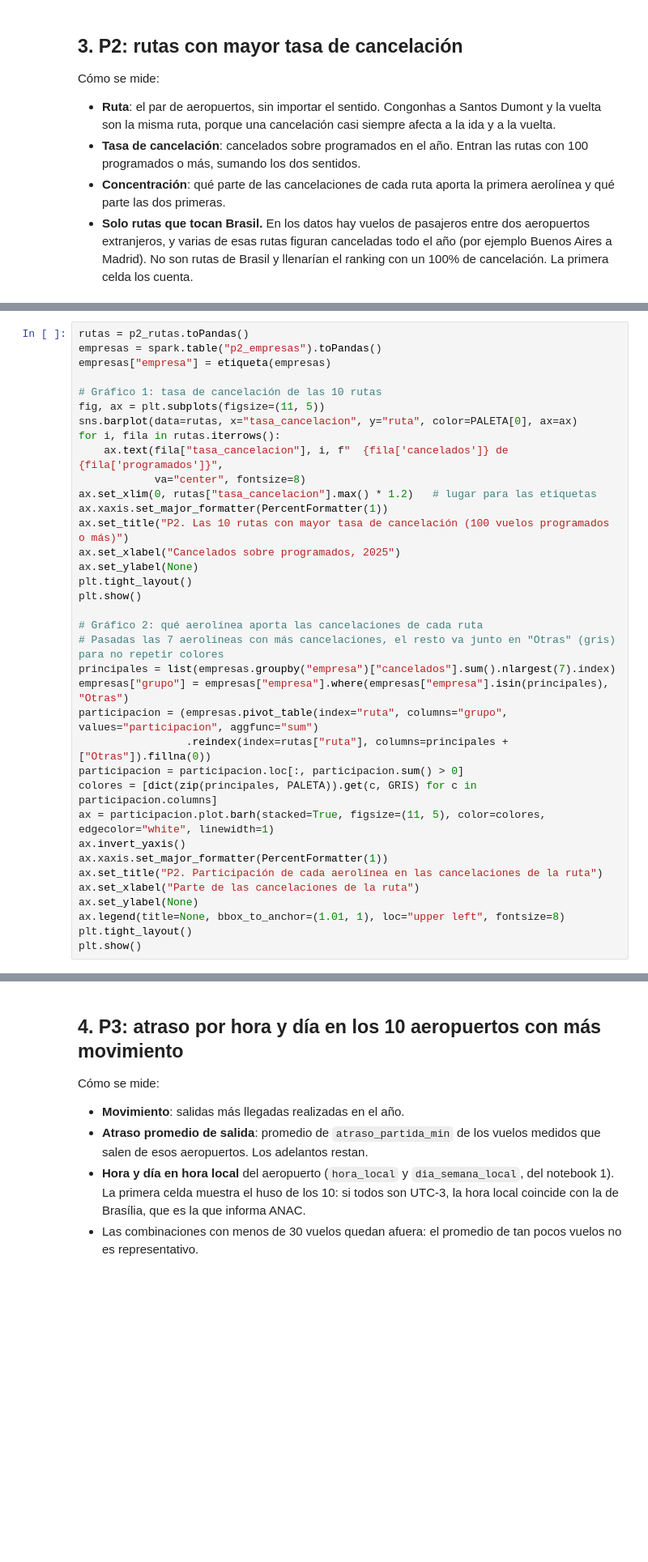
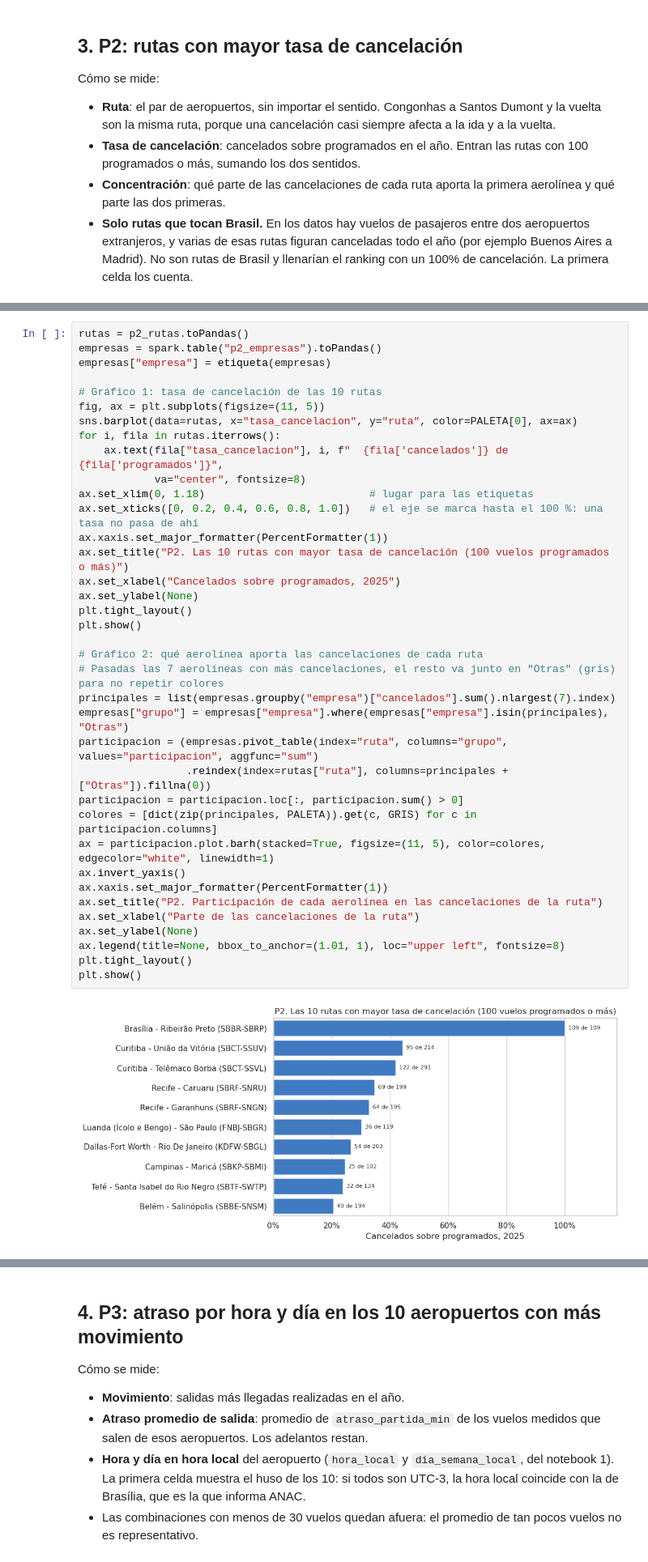
Before and after one commit to Jerobrum/bigdata-obligatorio-2026s2-282969-269838-243180, a Jupyter notebook: notebooks/nb2_analisis_preguntas.ipynb, the cells around one changed output, grey strips where cells are left out. Shown at 81% size. Cells and saved outputs as stored; diff of their text form; blank space fills up the shorter version.

```diff
--- a/notebooks/nb2_analisis_preguntas.ipynb
+++ b/notebooks/nb2_analisis_preguntas.ipynb
@@ -265,31 +445,34 @@ empresas["empresa"] = etiqueta(empresas)
 # Gráfico 1: tasa de cancelación de las 10 rutas
 fig, ax = plt.subplots(figsize=(11, 5))
 sns.barplot(data=rutas, x="tasa_cancelacion", y="ruta", color=PALETA[0], ax=ax)
 for i, fila in rutas.iterrows():
     ax.text(fila["tasa_cancelacion"], i, f"  {fila['cancelados']} de {fila['programados']}",
             va="center", fontsize=8)
-ax.set_xlim(0, rutas["tasa_cancelacion"].max() * 1.2)   # lugar para las etiquetas
+ax.set_xlim(0, 1.18)                          # lugar para las etiquetas
+ax.set_xticks([0, 0.2, 0.4, 0.6, 0.8, 1.0])   # el eje se marca hasta el 100 %: una tasa no pasa de ahí
 ax.xaxis.set_major_formatter(PercentFormatter(1))
 ax.set_title("P2. Las 10 rutas con mayor tasa de cancelación (100 vuelos programados o más)")
 ax.set_xlabel("Cancelados sobre programados, 2025")
 ax.set_ylabel(None)
 plt.tight_layout()
 plt.show()
 
 # Gráfico 2: qué aerolínea aporta las cancelaciones de cada ruta
 # Pasadas las 7 aerolíneas con más cancelaciones, el resto va junto en "Otras" (gris) para no repetir colores
 principales = list(empresas.groupby("empresa")["cancelados"].sum().nlargest(7).index)
 empresas["grupo"] = empresas["empresa"].where(empresas["empresa"].isin(principales), "Otras")
 participacion = (empresas.pivot_table(index="ruta", columns="grupo", values="participacion", aggfunc="sum")
                  .reindex(index=rutas["ruta"], columns=principales + ["Otras"]).fillna(0))
 participacion = participacion.loc[:, participacion.sum() > 0]
 colores = [dict(zip(principales, PALETA)).get(c, GRIS) for c in participacion.columns]
 ax = participacion.plot.barh(stacked=True, figsize=(11, 5), color=colores, edgecolor="white", linewidth=1)
 ax.invert_yaxis()
 ax.xaxis.set_major_formatter(PercentFormatter(1))
 ax.set_title("P2. Participación de cada aerolínea en las cancelaciones de la ruta")
 ax.set_xlabel("Parte de las cancelaciones de la ruta")
 ax.set_ylabel(None)
 ax.legend(title=None, bbox_to_anchor=(1.01, 1), loc="upper left", fontsize=8)
 plt.tight_layout()
 plt.show()
+# %% [output]
+[figure, added]
```
Also changed, not shown: parts of 28 cells of this notebook.
